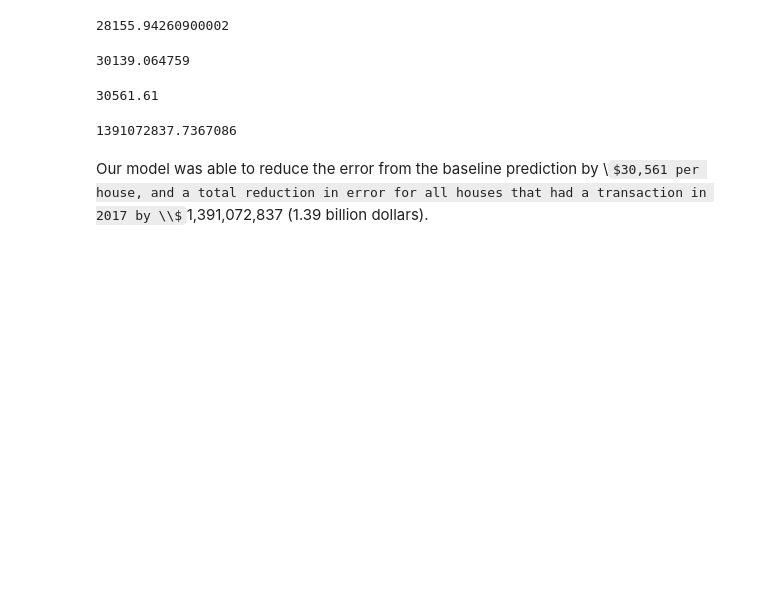
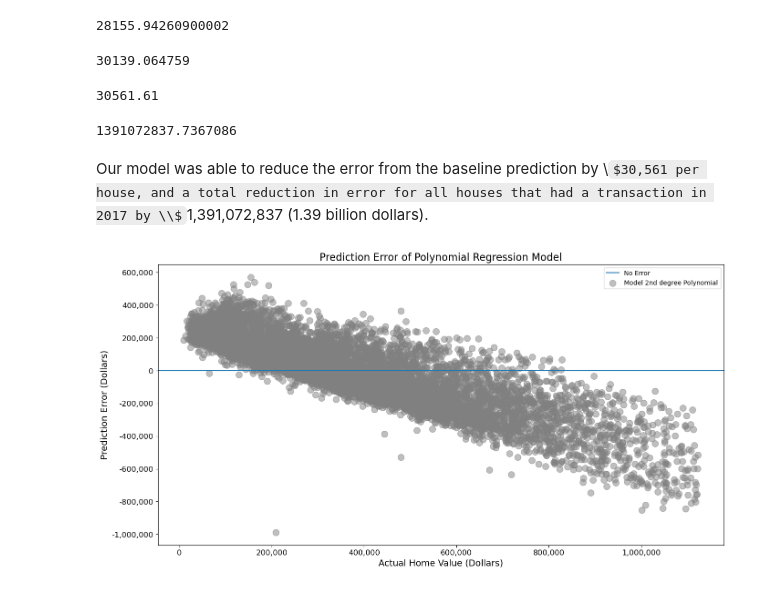
Before and after one commit to Adam-Harris87/regression-project, a Jupyter notebook: modeling.ipynb, the cells around one changed output. Drawn from its saved outputs; the diff is of its cells as text; code cells hidden in the pictures; some formulas as TeX source; blank space fills up the shorter version.

```diff
--- a/modeling.ipynb
+++ b/modeling.ipynb
@@ -605,0 +592,16 @@ R^2 value: 0.244
+# %%
+def get_polynomial_test(lm2, X_test_degree2, y_test):
+    y_test['tax_value_pred_lm2'] = lm2.predict(X_test_degree2)
+    # Evaluate: RMSE
+    rmse_test = mean_squared_error(y_test.tax_value, y_test.tax_value_pred_lm2) ** .5
+
+    r_2 = explained_variance_score(y_test.tax_value,
+                                       y_test.tax_value_pred_lm2)
+
+    print('Polynomial Model on Test Data')
+    print(f'RMSE on test data: {rmse_test:.08}')
+    print(f'R^2 value: {r_2:0.4}')
+
+    return y_test
+# %%
+y_test = get_polynomial_test(lm2, X_test_degree2, y_test)
@@ -635,3 +641,28 @@ round(243722.129324 - 213160.518547, 2)
 1391072837.7367086
 # %% [markdown]
 Our model was able to reduce the error from the baseline prediction by \\$30,561 per house, and a total reduction in error for all houses that had a transaction in 2017 by \\$1,391,072,837 (1.39 billion dollars).
+# %%
+def get_pred_error_plot(y_test):
+    plt.figure(figsize=(16,8))
+    plt.axhline(label="No Error")
+
+    plt.scatter(y_test.tax_value, (y_test.tax_value_pred_lm2 - y_test.tax_value),
+                alpha=.5, color="grey", s=100, label="Model 2nd degree Polynomial")
+
+    plt.xticks(ticks=[0,200_000,400_000,600_000,800_000,1_000_000],
+               labels=['0', '200,000', '400,000', '600,000', '800,000', '1,000,000'],
+               size = 12)
+    plt.yticks(size=12,
+               ticks=[600_000, 400_000, 200_000, 0, -200_000, -400_000,
+                      -600_000, -800_000, -1_000_000],
+               labels=['600,000', '400,000', '200,000', '0', '-200,000', '-400,000',
+                      '-600,000', '-800,000', '-1,000,000'])
+    plt.xlabel('Actual Home Value (Dollars)', size=14)
+    plt.ylabel('Prediction Error (Dollars)', size=14)
+    plt.title('Prediction Error of Polynomial Regression Model', size=16)
+    plt.legend(loc=1)
+    plt.show()
+# %%
+get_pred_error_plot(y_test)
+# %% [output]
+[figure, added]
```
Also changed, not shown: parts of 28 cells of this notebook, 3 other files.
